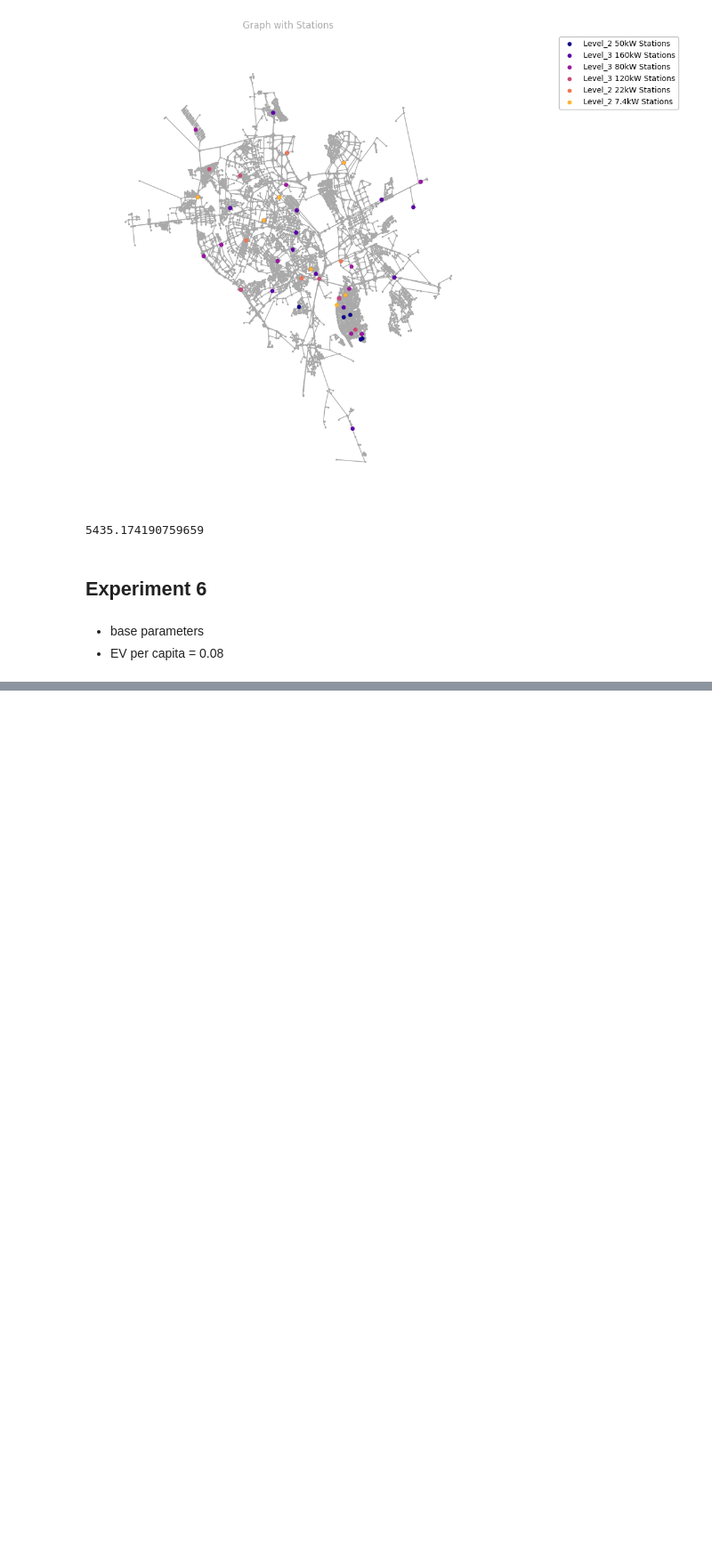
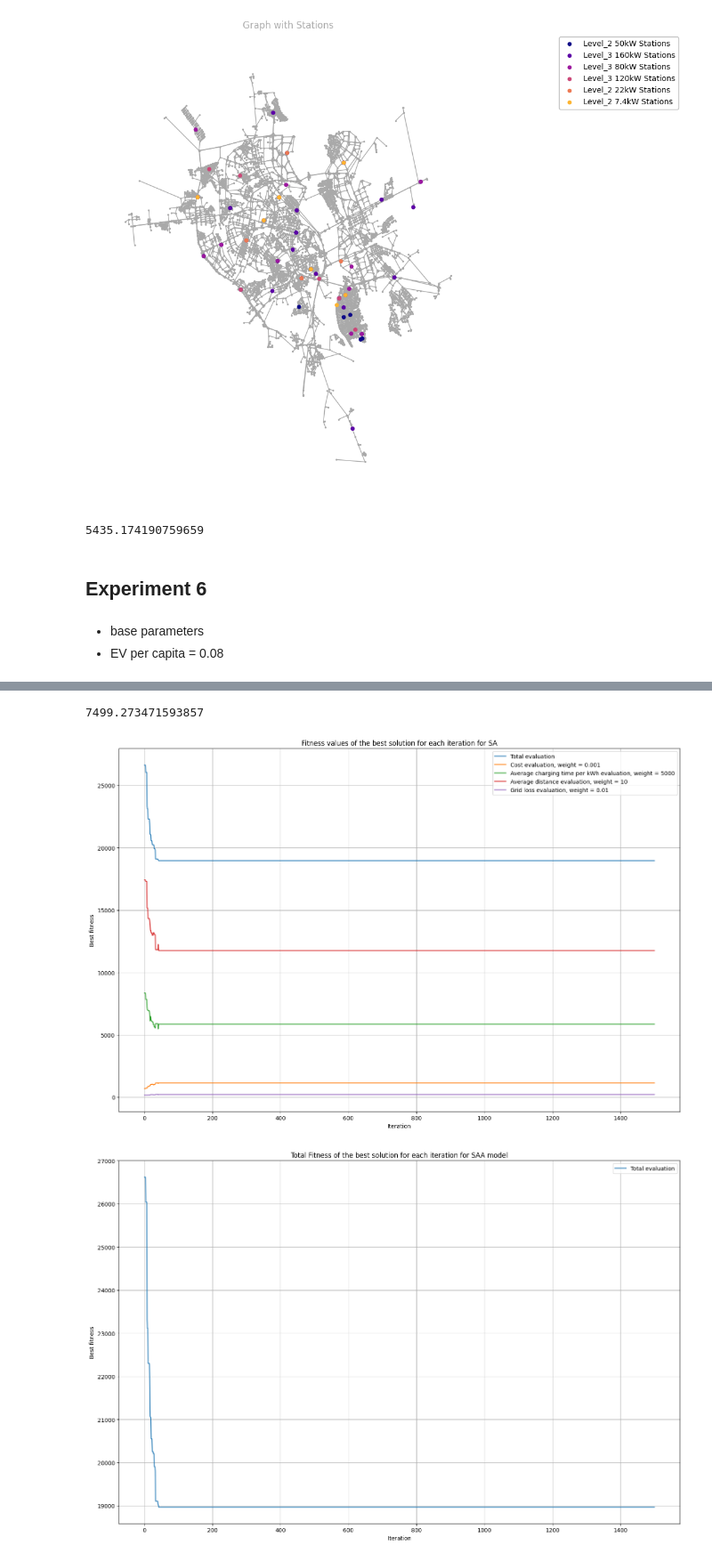
Before and after one commit to tania5496/Optimization-of-Charging-Station-Locations, a Jupyter notebook: experiments/sa_experiments.ipynb, the cells around one changed output, grey strips where cells are left out. Shown at 89% size. Saved outputs shown, nothing was run; the diff lists cells and outputs as text; code cells hidden in the pictures; blank space fills up the shorter version.

```diff
--- a/experiments/sa_experiments.ipynb
+++ b/experiments/sa_experiments.ipynb
@@ -1084,0 +1079,13 @@ add
+# %%
+with open("exp_sa_6.pkl", "rb") as f:
+    exp_result6 = pickle.load(f)
+exp_result6["runtime"]
+# %% [output]
+7499.273471593857
+# %%
+plot_models_fitness(exp_result6["fitness_history"], params["evaluation_weights"])
+plot_total_fitness(exp_result6["fitness_history"])
+visualize_solution(exp_result6["solution"], G)
+# %% [output]
+[figure, added]
+[figure, added]
```
Also changed, not shown: parts of 4 cells of this notebook, 1 other file.
